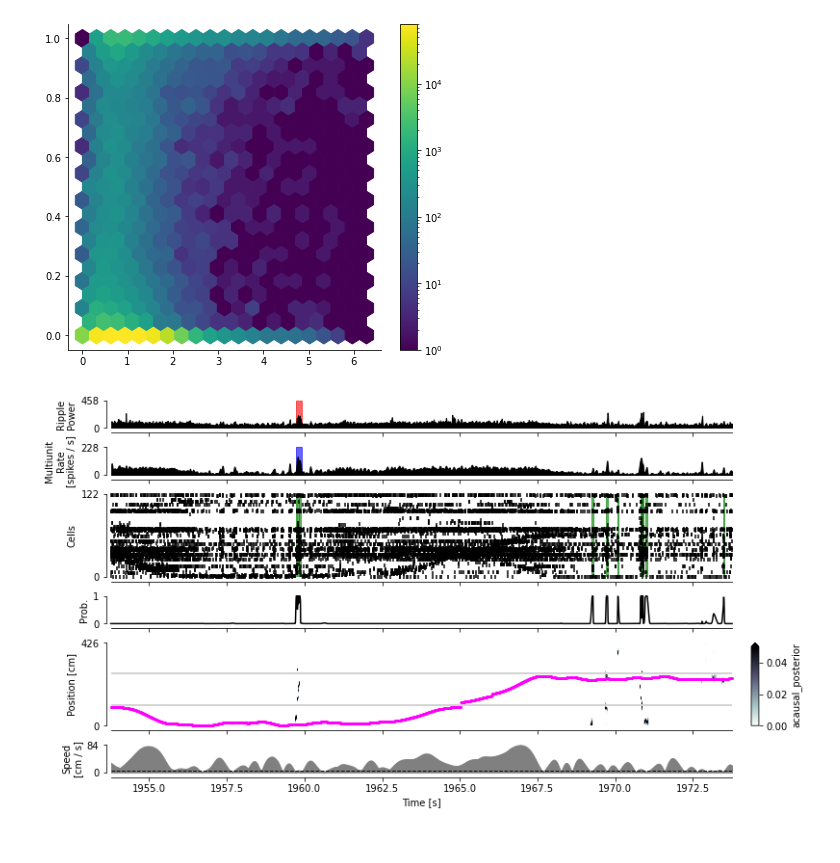
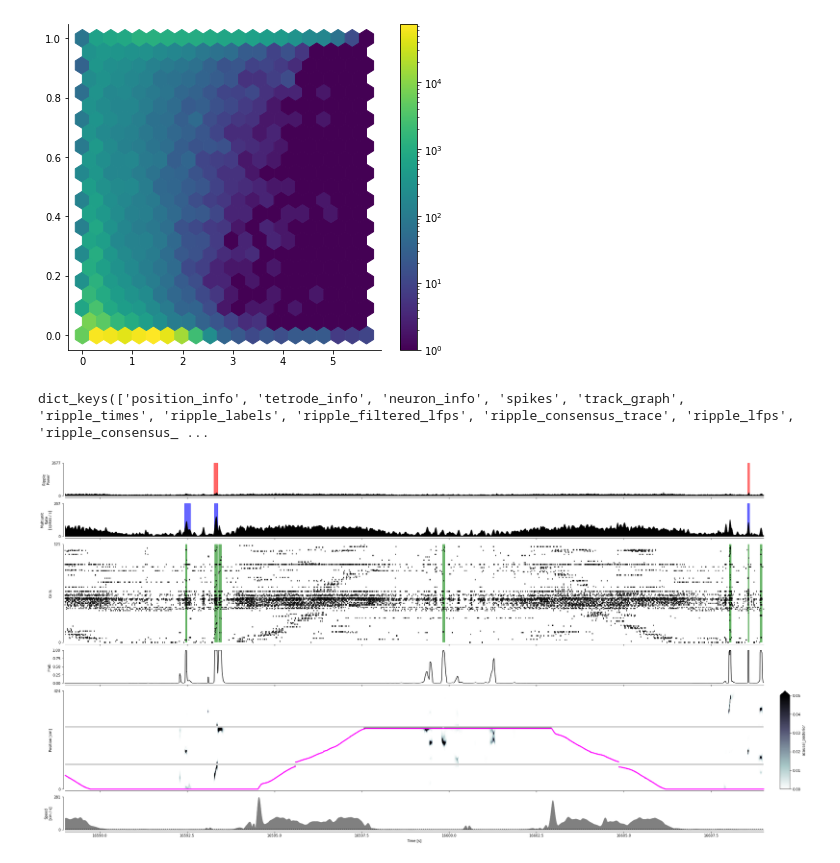
Before and after one commit to edeno/pose_analysis, a Jupyter notebook: notebooks/2020_10_13_Test_Replay_Detection.ipynb, the cells around one changed output. Saved outputs shown, nothing was run; the diff lists cells and outputs as text; code cells hidden in the pictures.

```diff
--- a/notebooks/2020_10_13_Test_Replay_Detection.ipynb
+++ b/notebooks/2020_10_13_Test_Replay_Detection.ipynb
@@ -8,7 +8,7 @@ FORMAT = '%(asctime)s %(message)s'
 
 logging.basicConfig(level='INFO', format=FORMAT, datefmt='%d-%b-%y %H:%M:%S')
 # %%
-epoch_key = ("Jaq", 3, 16)
+epoch_key = ("Jaq", 3, 12)
 # %%
 from dask.distributed import Client
 
@@ -22,5 +22,8 @@ Hosting the HTTP server on port 42041 instead
 # %%
 from src.load_data import load_data
 
-data = load_data(epoch_key, position_to_linearize=['nose_x', 'nose_y'])
+data = load_data(epoch_key,
+                 position_to_linearize=['nose_x', 'nose_y'],
+                 max_distance_from_well=5,
+                 min_distance_traveled=30)
 # %% [output]
@@ -94,5 +97,6 @@ logging.info(replay_detector)
 # %%
-from src.parameters import EDGE_ORDER, EDGE_SPACING
+EDGE_ORDER = [0, 1, 3, 2, 4]
+EDGE_SPACING = [15, 0, 15, 0]
 
 replay_detector.fit(
     is_ripple=data['is_ripple'],
@@ -155,19 +174,19 @@ def plot_detector(time_ind, data, replay_detector, detector_results,
     time = data['spikes'].iloc[time_ind].index / np.timedelta64(1, 's')
 
     # axes 0
-    max_consensus = data['consensus_ripple_trace'].values.max()
+    max_consensus = np.ceil(data['ripple_consensus_trace'].values.max()).astype(int)
     start_time = data['spikes'].iloc[time_ind].index.min()
     end_time = data['spikes'].iloc[time_ind].index.max()
-    consensus_ripple_trace = data['consensus_ripple_trace'].loc[start_time:end_time]
-    consensus_ripple_trace_time = consensus_ripple_trace.index / np.timedelta64(1, 's')
+    ripple_consensus_trace = data['ripple_consensus_trace'].loc[start_time:end_time]
+    ripple_consensus_trace_time = ripple_consensus_trace.index / np.timedelta64(1, 's')
 
     axes[0].fill_between(
         time, np.ones_like(time) * max_consensus,
         where=data['ripple_labels'].iloc[time_ind].values.squeeze() > 0,
         color='red', zorder=-2, alpha=0.6, step='pre')
     axes[0].fill_between(
-        consensus_ripple_trace_time,
-        consensus_ripple_trace.values.squeeze(), color='black')
+        ripple_consensus_trace_time,
+        ripple_consensus_trace.values.squeeze(), color='black')
     axes[0].set_ylim((0, max_consensus))
     axes[0].set_yticks((0, max_consensus))
     axes[0].set_ylabel("Ripple\nPower")
@@ -179,7 +198,7 @@ def plot_detector(time_ind, data, replay_detector, detector_results,
         .set_index(
             data["multiunit_firing_rate"].index / np.timedelta64(1, "s"))
     )
-    max_multiunit = data["multiunit_firing_rate"].values.max()
+    max_multiunit = np.ceil(data["multiunit_firing_rate"].values.max()).astype(int)
     axes[1].fill_between(
         multiunit_firing.iloc[time_ind].index.values,
         multiunit_firing.iloc[time_ind].values.squeeze(),
@@ -243,11 +262,13 @@ def plot_detector(time_ind, data, replay_detector, detector_results,
 
     # axes 5
     speed = np.asarray(data['position_info'].iloc[time_ind].nose_vel).squeeze()
+    max_speed = np.ceil(speed.max()).astype(int)
+    max_speed = max(5, max_speed)
     axes[5].fill_between(time, speed, color='grey')
     axes[5].axhline(4, color='black', linestyle='--', linewidth=1)
     axes[5].set_ylabel('Speed\n[cm / s]')
-    axes[5].set_yticks((0.0, np.ceil(speed.max()).astype(int)))
-    axes[5].set_ylim((0.0, np.ceil(speed.max()).astype(int)))
+    axes[5].set_yticks((0.0, max_speed))
+    axes[5].set_ylim((0.0, max_speed))
 
     axes[-1].set_xlabel('Time [s]')
     axes[-1].xaxis.set_major_formatter(plt.FormatStrFormatter('%.1f'))
@@ -266,10 +287,14 @@ plt.hexbin(data['multiunit_firing_rate'].squeeze() / data['multiunit_firing_rate
 plt.colorbar()
 sns.despine()
 # %% [output]
-[figure, old version]
+[figure, new version]
+# %%
+data.keys()
+# %% [output]
+dict_keys(['position_info', 'tetrode_info', 'neuron_info', 'spikes', 'track_graph', 'ripple_times', 'ripple_labels', 'ripple_filtered_lfps', 'ripple_consensus_trace', 'ripple_lfps', 'ripple_consensus_ ...
 # %%
-time_ind = slice(200_000, 210_000)
+time_ind = slice(110_000, 120_000)
 
-plot_detector(time_ind, data, replay_detector, detector_results)
+plot_detector(time_ind, data, replay_detector, detector_results, figsize=(30, 15))
 # %% [output]
-[figure, old version]
+[figure, new version]
```
Also changed, not shown: parts of 21 cells of this notebook, 17 other files.
